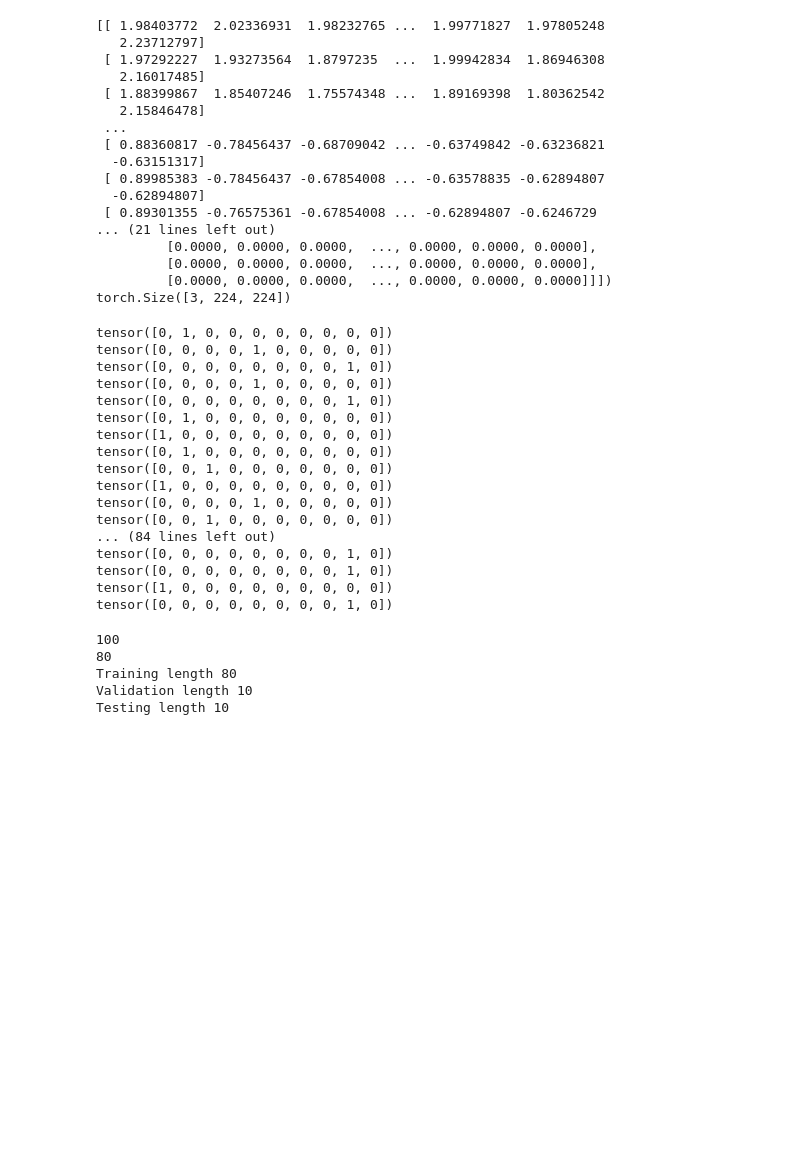
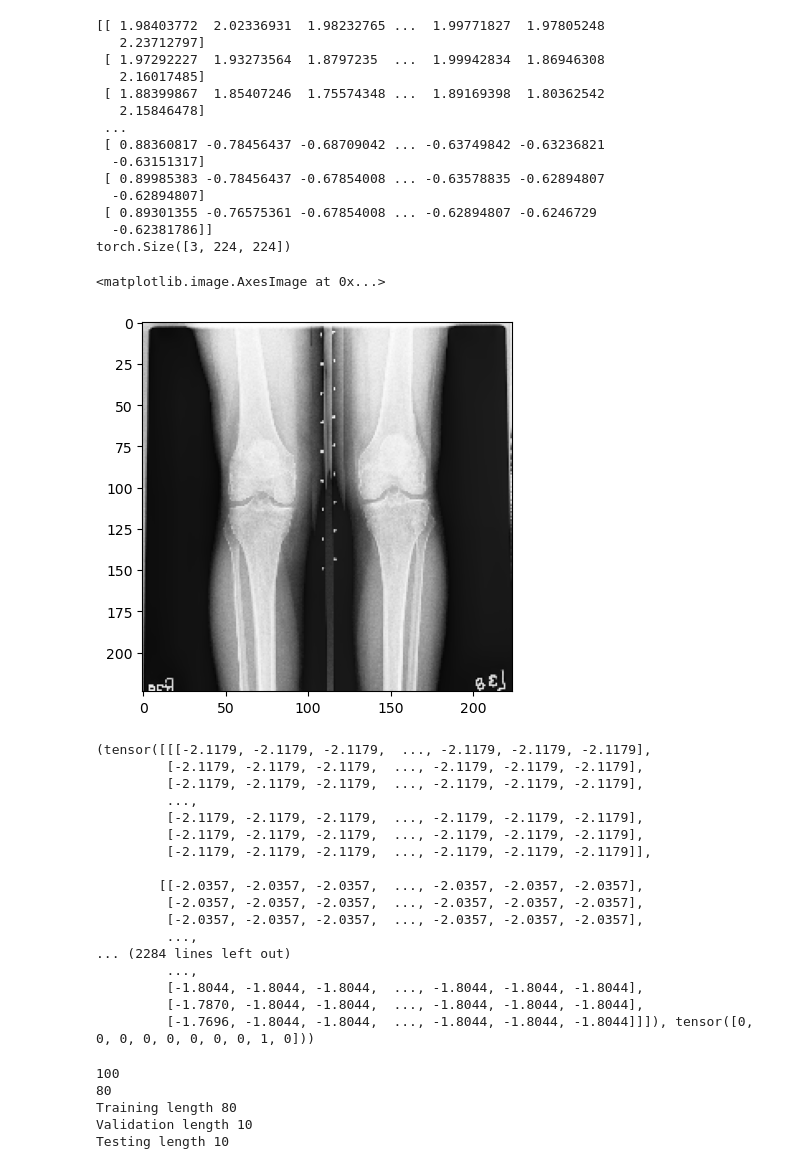
Before and after one commit to franceskoback/XRay_Fingerprints, a Jupyter notebook: Model/training_pytorch.ipynb, the cells around one changed output. Drawn from its saved outputs; the diff is of its cells as text; code cells hidden in the pictures; blank space fills up the shorter version.

```diff
--- a/Model/training_pytorch.ipynb
+++ b/Model/training_pytorch.ipynb
@@ -81,61 +76,56 @@ def train_val_test_dataset(dataset, val_split=0.20):
 # %%
 import numpy as np
 
 img_array = np.load('/Users/franceskoback/Documents/research/pytorch_1/xray_subsets/00098404.npy')
 from matplotlib import pyplot as plt
 print(img_array)
 image_ = Image.fromarray(img_array).convert("RGB")
-#print(image_)
 image_ = transforms.ToTensor()(image_)
-print(image_)
 print(image_.shape)
-#np.savetxt('mytorch.txt', image_.numpy())
 
-#plt.imshow(img_array, cmap='gray')
+plt.imshow(img_array, cmap='gray')
 #plt.show()
 #print(img_array.shape)
 # %% [output]
 [[ 1.98403772  2.02336931  1.98232765 ...  1.99771827  1.97805248
    2.23712797]
  [ 1.97292227  1.93273564  1.8797235  ...  1.99942834  1.86946308
    2.16017485]
  [ 1.88399867  1.85407246  1.75574348 ...  1.89169398  1.80362542
    2.15846478]
  ...
  [ 0.88360817 -0.78456437 -0.68709042 ... -0.63749842 -0.63236821
   -0.63151317]
  [ 0.89985383 -0.78456437 -0.67854008 ... -0.63578835 -0.62894807
   -0.62894807]
  [ 0.89301355 -0.76575361 -0.67854008 ... -0.62894807 -0.6246729
-... (21 lines left out)
-         [0.0000, 0.0000, 0.0000,  ..., 0.0000, 0.0000, 0.0000],
-         [0.0000, 0.0000, 0.0000,  ..., 0.0000, 0.0000, 0.0000],
-         [0.0000, 0.0000, 0.0000,  ..., 0.0000, 0.0000, 0.0000]]])
+  -0.62381786]]
 torch.Size([3, 224, 224])
+<matplotlib.image.AxesImage at 0x...>
+[figure, added]
 # %%
 dataset = CustomImageDataset()
-for i, data in enumerate(dataset,0):
+for (i, data) in enumerate(dataset):
         # get the inputs
-        inputs, labels = data
-        #print(labels)
+        print(data)
 # %% [output]
-tensor([0, 1, 0, 0, 0, 0, 0, 0, 0, 0])
-tensor([0, 0, 0, 0, 1, 0, 0, 0, 0, 0])
-tensor([0, 0, 0, 0, 0, 0, 0, 0, 1, 0])
-tensor([0, 0, 0, 0, 1, 0, 0, 0, 0, 0])
-tensor([0, 0, 0, 0, 0, 0, 0, 0, 1, 0])
-tensor([0, 1, 0, 0, 0, 0, 0, 0, 0, 0])
-tensor([1, 0, 0, 0, 0, 0, 0, 0, 0, 0])
-tensor([0, 1, 0, 0, 0, 0, 0, 0, 0, 0])
-tensor([0, 0, 1, 0, 0, 0, 0, 0, 0, 0])
-tensor([1, 0, 0, 0, 0, 0, 0, 0, 0, 0])
-tensor([0, 0, 0, 0, 1, 0, 0, 0, 0, 0])
-tensor([0, 0, 1, 0, 0, 0, 0, 0, 0, 0])
-... (84 lines left out)
-tensor([0, 0, 0, 0, 0, 0, 0, 0, 1, 0])
-tensor([0, 0, 0, 0, 0, 0, 0, 0, 1, 0])
-tensor([1, 0, 0, 0, 0, 0, 0, 0, 0, 0])
-tensor([0, 0, 0, 0, 0, 0, 0, 0, 1, 0])
+(tensor([[[-2.1179, -2.1179, -2.1179,  ..., -2.1179, -2.1179, -2.1179],
+         [-2.1179, -2.1179, -2.1179,  ..., -2.1179, -2.1179, -2.1179],
+         [-2.1179, -2.1179, -2.1179,  ..., -2.1179, -2.1179, -2.1179],
+         ...,
+         [-2.1179, -2.1179, -2.1179,  ..., -2.1179, -2.1179, -2.1179],
+         [-2.1179, -2.1179, -2.1179,  ..., -2.1179, -2.1179, -2.1179],
+         [-2.1179, -2.1179, -2.1179,  ..., -2.1179, -2.1179, -2.1179]],
+
+        [[-2.0357, -2.0357, -2.0357,  ..., -2.0357, -2.0357, -2.0357],
+         [-2.0357, -2.0357, -2.0357,  ..., -2.0357, -2.0357, -2.0357],
+         [-2.0357, -2.0357, -2.0357,  ..., -2.0357, -2.0357, -2.0357],
+         ...,
+... (2284 lines left out)
+         ...,
+         [-1.8044, -1.8044, -1.8044,  ..., -1.8044, -1.8044, -1.8044],
+         [-1.7870, -1.8044, -1.8044,  ..., -1.8044, -1.8044, -1.8044],
+         [-1.7696, -1.8044, -1.8044,  ..., -1.8044, -1.8044, -1.8044]]]), tensor([0, 0, 0, 0, 0, 0, 0, 0, 1, 0]))
 # %%
 dataset = CustomImageDataset()
 datasets = train_val_test_dataset(dataset)
```
Also changed, not shown: parts of 6 cells of this notebook.
